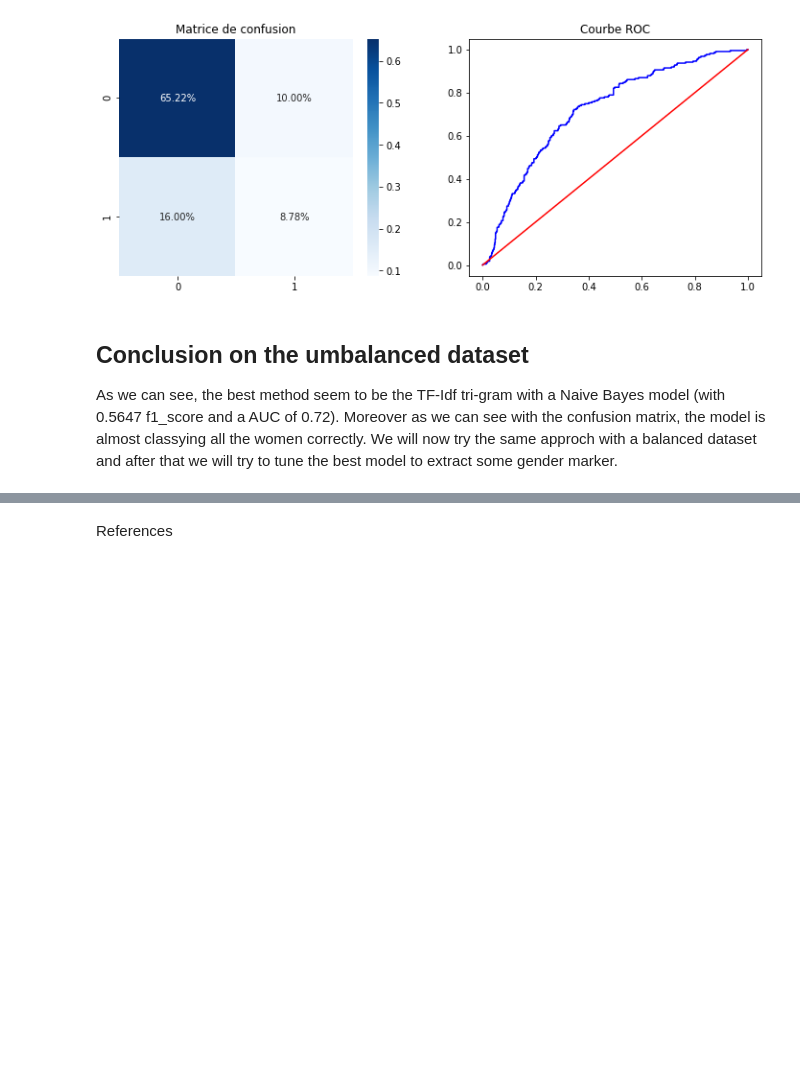
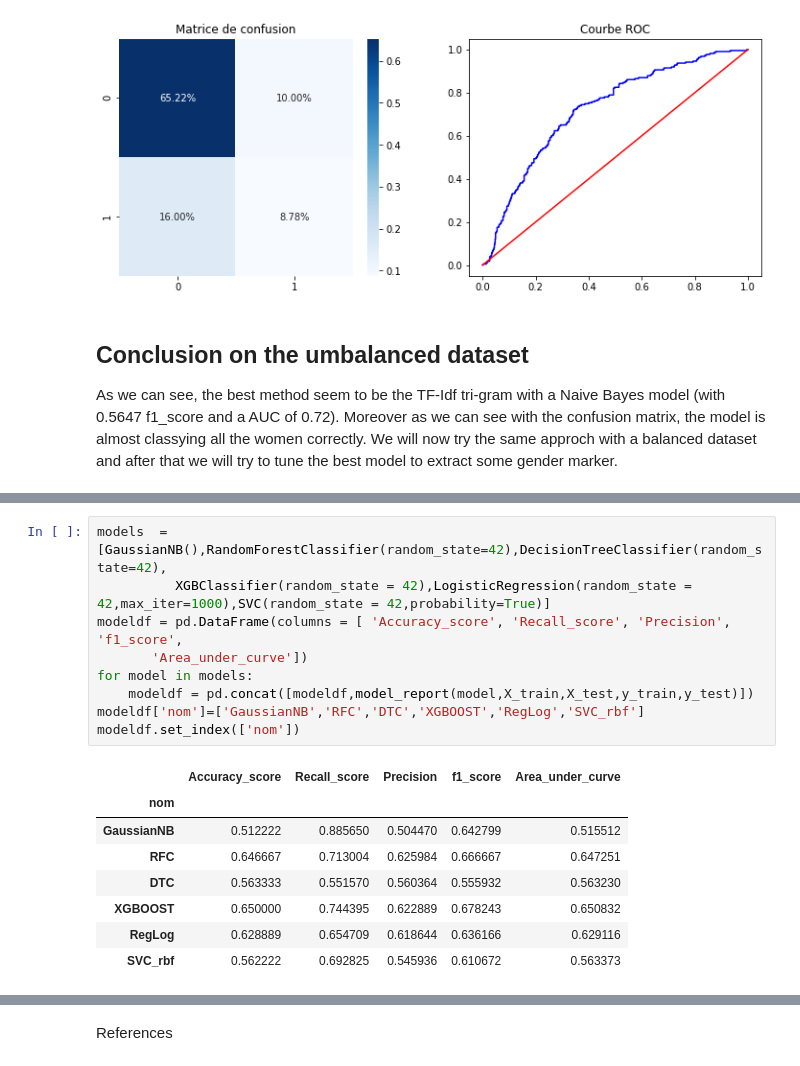
Before and after one commit to cerezamo/NLP_brouillon, a Jupyter notebook: Partie_1.ipynb, the cells around one changed output, grey strips where cells are left out. Drawn from its saved outputs; the diff is of its cells as text; blank space fills up the shorter version.

```diff
--- a/Partie_1.ipynb
+++ b/Partie_1.ipynb
@@ -970,0 +1043,18 @@ We will now try the same approch with a balanced dataset and after that we will
+# %%
+models  = [GaussianNB(),RandomForestClassifier(random_state=42),DecisionTreeClassifier(random_state=42),
+          XGBClassifier(random_state = 42),LogisticRegression(random_state = 42,max_iter=1000),SVC(random_state = 42,probability=True)]
+modeldf = pd.DataFrame(columns = [ 'Accuracy_score', 'Recall_score', 'Precision', 'f1_score',
+       'Area_under_curve'])
+for model in models:
+    modeldf = pd.concat([modeldf,model_report(model,X_train,X_test,y_train,y_test)])
+modeldf['nom']=['GaussianNB','RFC','DTC','XGBOOST','RegLog','SVC_rbf']
+modeldf.set_index(['nom'])
+# %% [output]
+|  | Accuracy_score | Recall_score | Precision | f1_score | Area_under_curve |
+| nom |  |  |  |  |  |
+| GaussianNB | 0.512222 | 0.885650 | 0.504470 | 0.642799 | 0.515512 |
+| RFC | 0.646667 | 0.713004 | 0.625984 | 0.666667 | 0.647251 |
+| DTC | 0.563333 | 0.551570 | 0.560364 | 0.555932 | 0.563230 |
+| XGBOOST | 0.650000 | 0.744395 | 0.622889 | 0.678243 | 0.650832 |
+| RegLog | 0.628889 | 0.654709 | 0.618644 | 0.636166 | 0.629116 |
+| SVC_rbf | 0.562222 | 0.692825 | 0.545936 | 0.610672 | 0.563373 |
```
Also changed, not shown: parts of 13 cells of this notebook.
